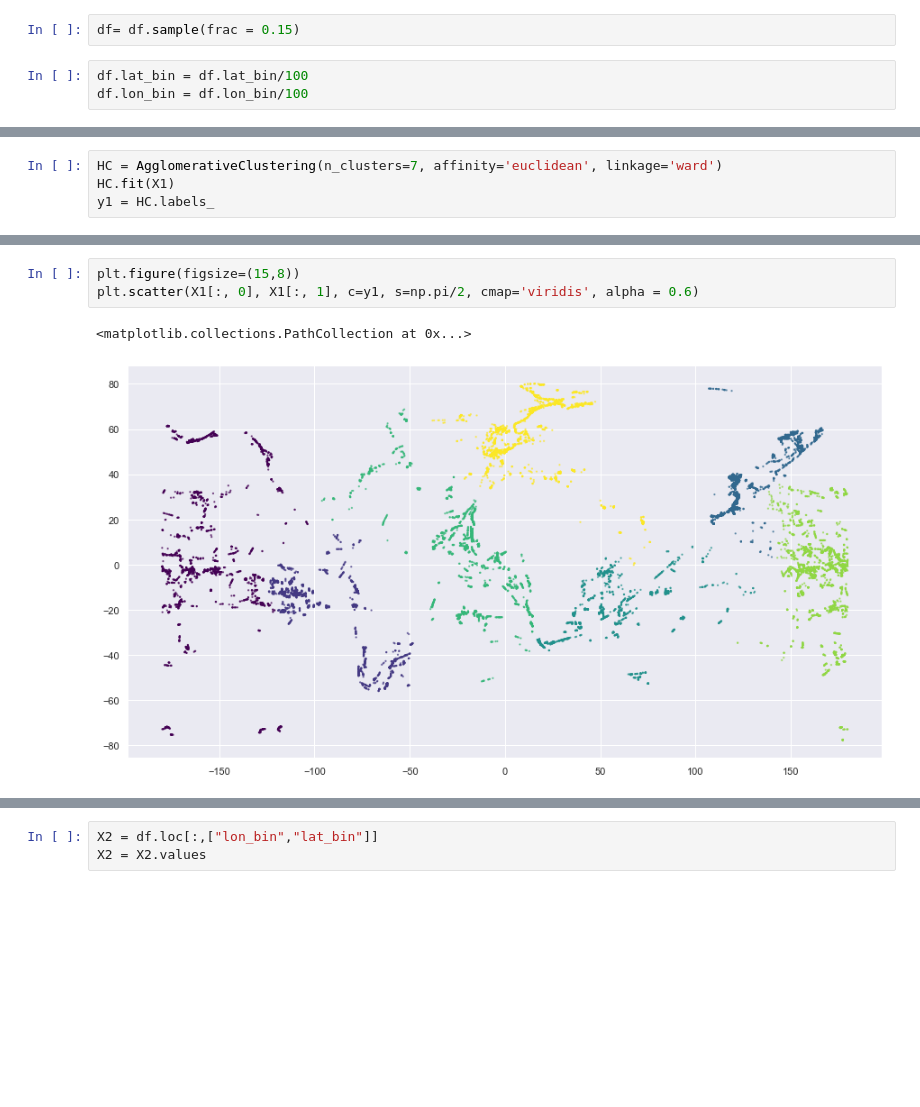
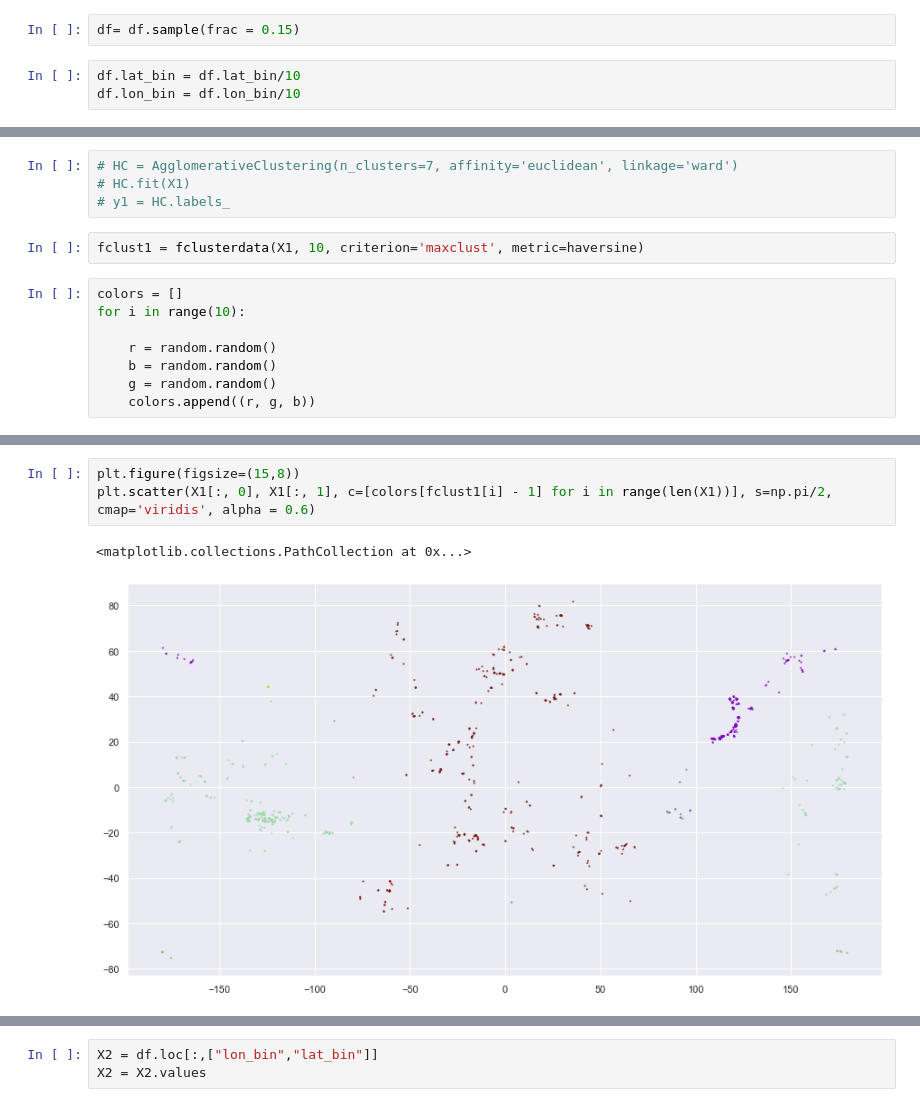
Before and after one commit to asean-india-hackathon-team-4/data-visualization, a Jupyter notebook: Hierarchical_clustering.ipynb, the cells around one changed output, grey strips where cells are left out. Saved outputs shown, nothing was run; the diff lists cells and outputs as text; blank space fills up the shorter version.

```diff
--- a/Hierarchical_clustering.ipynb
+++ b/Hierarchical_clustering.ipynb
@@ -54,8 +68,8 @@ Index(['date', 'lat_bin', 'lon_bin', 'flag', 'geartype', 'vessel_hours',
 # %%
 df= df.sample(frac = 0.15)
 # %%
-df.lat_bin = df.lat_bin/100
-df.lon_bin = df.lon_bin/100
+df.lat_bin = df.lat_bin/10
+df.lon_bin = df.lon_bin/10
 # %%
 plt.figure(figsize=(15,8))
 
@@ -69,4 +83,14 @@ plt.title("lon Vs lat"), plt.xlabel('lon'), plt.ylabel('lat')
 # %%
-HC = AgglomerativeClustering(n_clusters=7, affinity='euclidean', linkage='ward')
-HC.fit(X1)
-y1 = HC.labels_
+# HC = AgglomerativeClustering(n_clusters=7, affinity='euclidean', linkage='ward')
+# HC.fit(X1)
+# y1 = HC.labels_
+# %%
+fclust1 = fclusterdata(X1, 10, criterion='maxclust', metric=haversine)
+# %%
+colors = []
+for i in range(10):
+
+    r = random.random()
+    b = random.random()
+    g = random.random()
+    colors.append((r, g, b))
@@ -73,9 +115,9 @@ y1 = HC.labels_
 # %%
 plt.figure(figsize=(15,8))
-plt.scatter(X1[:, 0], X1[:, 1], c=y1, s=np.pi/2, cmap='viridis', alpha = 0.6)
+plt.scatter(X1[:, 0], X1[:, 1], c=[colors[fclust1[i] - 1] for i in range(len(X1))], s=np.pi/2, cmap='viridis', alpha = 0.6)
 # %% [output]
 <matplotlib.collections.PathCollection at 0x...>
-[figure, old version]
+[figure, new version]
 # %%
 plt.figure(figsize=(20,20))
 
```
Also changed, not shown: parts of 15 cells of this notebook, 2 other files.
